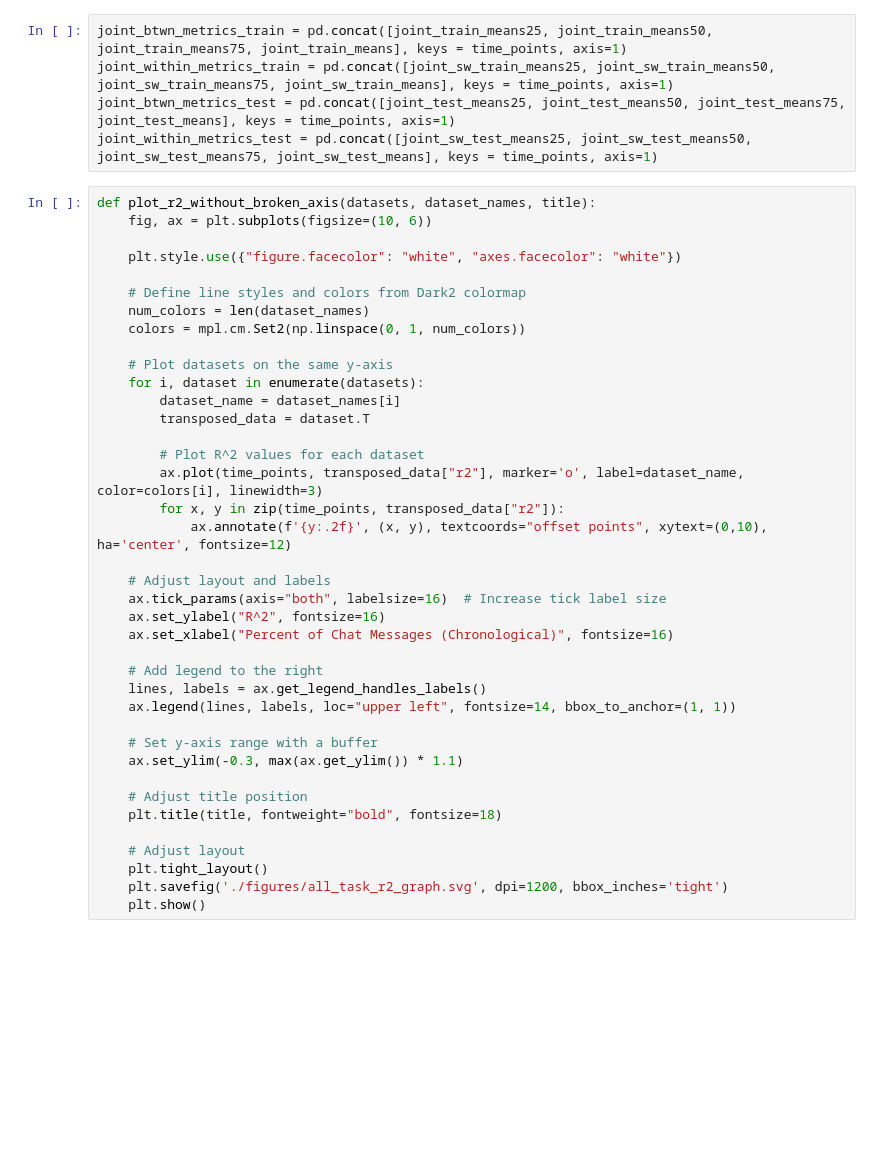
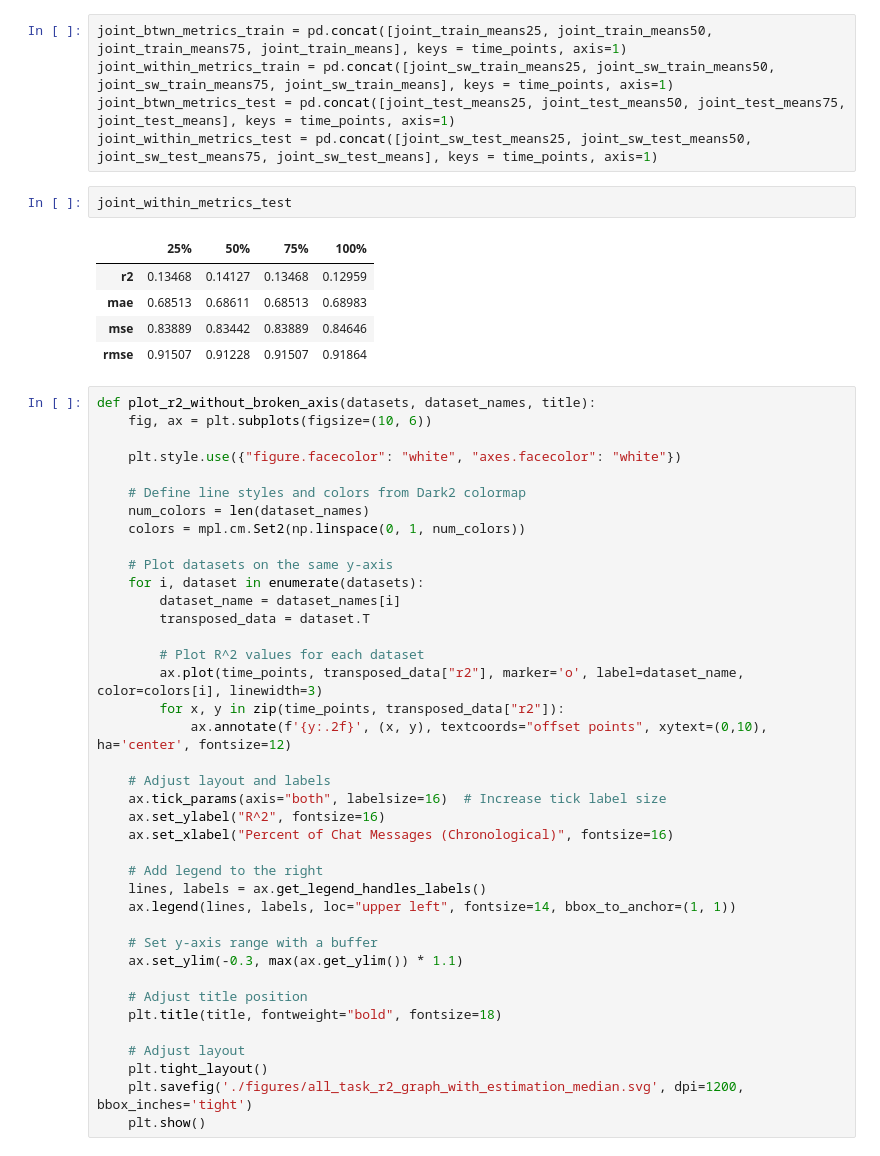
Before and after one commit to Watts-Lab/team_comm_tools, a Jupyter notebook: feature_engine/model/model_baseline_across_all_tasks_new_estimation_cv.ipynb, the cells around one changed output. Cells and saved outputs as stored; diff of their text form; blank space fills up the shorter version.

```diff
--- a/feature_engine/model/model_baseline_across_all_tasks_new_estimation_cv.ipynb
+++ b/feature_engine/model/model_baseline_across_all_tasks_new_estimation_cv.ipynb
@@ -427,6 +436,14 @@ joint_btwn_metrics_train = pd.concat([joint_train_means25, joint_train_means50,
 joint_within_metrics_train = pd.concat([joint_sw_train_means25, joint_sw_train_means50, joint_sw_train_means75, joint_sw_train_means], keys = time_points, axis=1)
 joint_btwn_metrics_test = pd.concat([joint_test_means25, joint_test_means50, joint_test_means75, joint_test_means], keys = time_points, axis=1)
 joint_within_metrics_test = pd.concat([joint_sw_test_means25, joint_sw_test_means50, joint_sw_test_means75, joint_sw_test_means], keys = time_points, axis=1)
+# %%
+joint_within_metrics_test
+# %% [output]
+|  | 25% | 50% | 75% | 100% |
+| r2 | 0.13468 | 0.14127 | 0.13468 | 0.12959 |
+| mae | 0.68513 | 0.68611 | 0.68513 | 0.68983 |
+| mse | 0.83889 | 0.83442 | 0.83889 | 0.84646 |
+| rmse | 0.91507 | 0.91228 | 0.91507 | 0.91864 |
 # %%
 def plot_r2_without_broken_axis(datasets, dataset_names, title):
     fig, ax = plt.subplots(figsize=(10, 6))
@@ -464,7 +481,7 @@ def plot_r2_without_broken_axis(datasets, dataset_names, title):
 
     # Adjust layout
     plt.tight_layout()
-    plt.savefig('./figures/all_task_r2_graph.svg', dpi=1200, bbox_inches='tight')
+    plt.savefig('./figures/all_task_r2_graph_with_estimation_median.svg', dpi=1200, bbox_inches='tight')
     plt.show()
 # %%
 datasets = [joint_btwn_metrics_train, joint_within_metrics_train, joint_btwn_metrics_test, joint_within_metrics_test]
```
Also changed, not shown: parts of 15 cells of this notebook, 25 other files.
